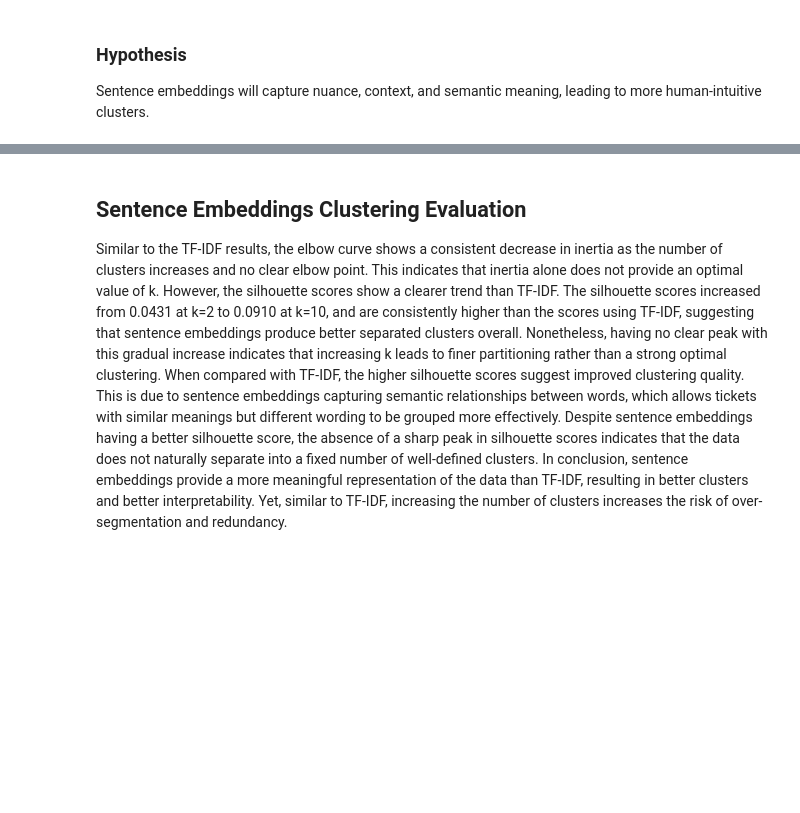
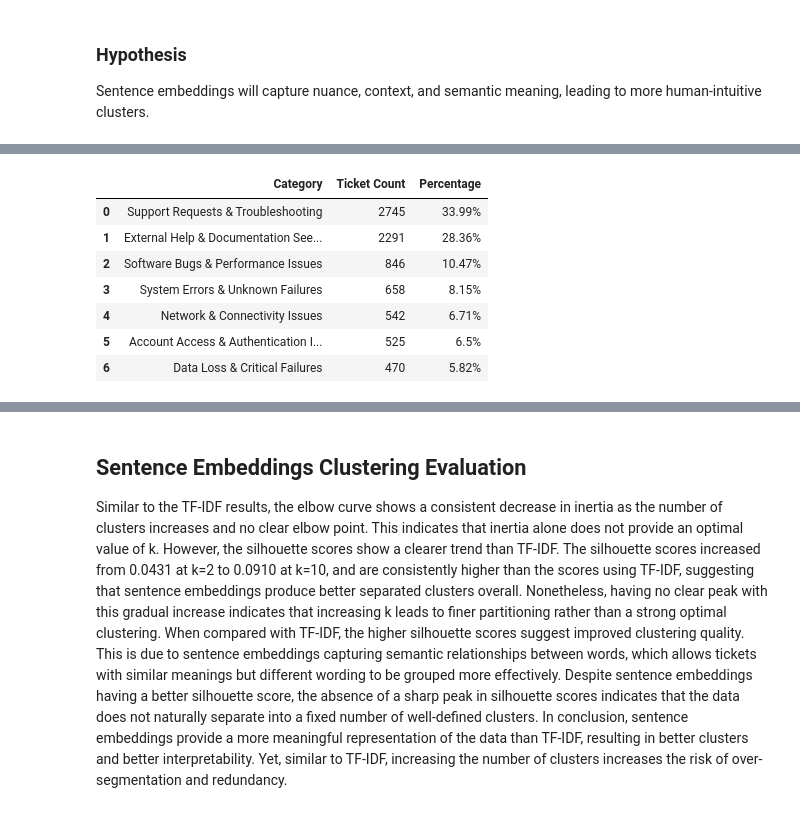
Before and after one commit to Razan-88/TextAnalytics-CW-Task4, a Jupyter notebook: research_notebooks/TFIDF_SentenceEmbeddings_KMeans.ipynb, the cells around one changed output, grey strips where cells are left out. Drawn from its saved outputs; the diff is of its cells as text; code cells hidden in the pictures; blank space fills up the shorter version.

```diff
--- a/research_notebooks/TFIDF_SentenceEmbeddings_KMeans.ipynb
+++ b/research_notebooks/TFIDF_SentenceEmbeddings_KMeans.ipynb
@@ -360,6 +373,4 @@ Test Similarity score for different tickets: -0.1041
 # %%
-# Process the dataset
-df['embeddings'] = list(model.encode(df['embedding_text'].astype(str), show_progress_bar=True))
 # Save the dataframe
 df.to_csv('embedded_customer_support_tickets.csv', index=False)
 # %%
@@ -413,0 +454,15 @@ plt.show()
+# %%
+cluster_map = {
+    0: "System Errors & Unknown Failures",
+    1: "Support Requests & Troubleshooting",
+    2: "Network & Connectivity Issues",
+    3: "Software Bugs & Performance Issues",
+    4: "External Help & Documentation Seeking",
+    5: "Data Loss & Critical Failures",
+    6: "Account Access & Authentication Issues"
+}
+closest, _ = pairwise_distances_argmin_min(km_embed.cluster_centers_, embeddings)
+for i, index in enumerate(closest):
+    category = cluster_map.get(i, "Label Missing")
+    print(f"Cluster {i} ({category}):")
+    print(f"   '{df.iloc[index]['embedding_text']}'\n")
@@ -413,0 +490,22 @@ plt.show()
+# %%
+# Summary table
+df['category'] = df['cluster_embed'].map(cluster_map)
+
+# 3. Generate the summary table
+summary_table = df['category'].value_counts().reset_index()
+summary_table.columns = ['Category', 'Ticket Count']
+
+# 4. Calculate Percentage
+summary_table['Percentage'] = (summary_table['Ticket Count'] / len(df) * 100).round(2).astype(str) + '%'
+
+# 5. Display the final result
+display(summary_table)
+# %% [output]
+|  | Category | Ticket Count | Percentage |
+| 0 | Support Requests & Troubleshooting | 2745 | 33.99% |
+| 1 | External Help & Documentation See... | 2291 | 28.36% |
+| 2 | Software Bugs & Performance Issues | 846 | 10.47% |
+| 3 | System Errors & Unknown Failures | 658 | 8.15% |
+| 4 | Network & Connectivity Issues | 542 | 6.71% |
+| 5 | Account Access & Authentication I... | 525 | 6.5% |
+| 6 | Data Loss & Critical Failures | 470 | 5.82% |
```
Also changed, not shown: parts of 11 cells of this notebook.
